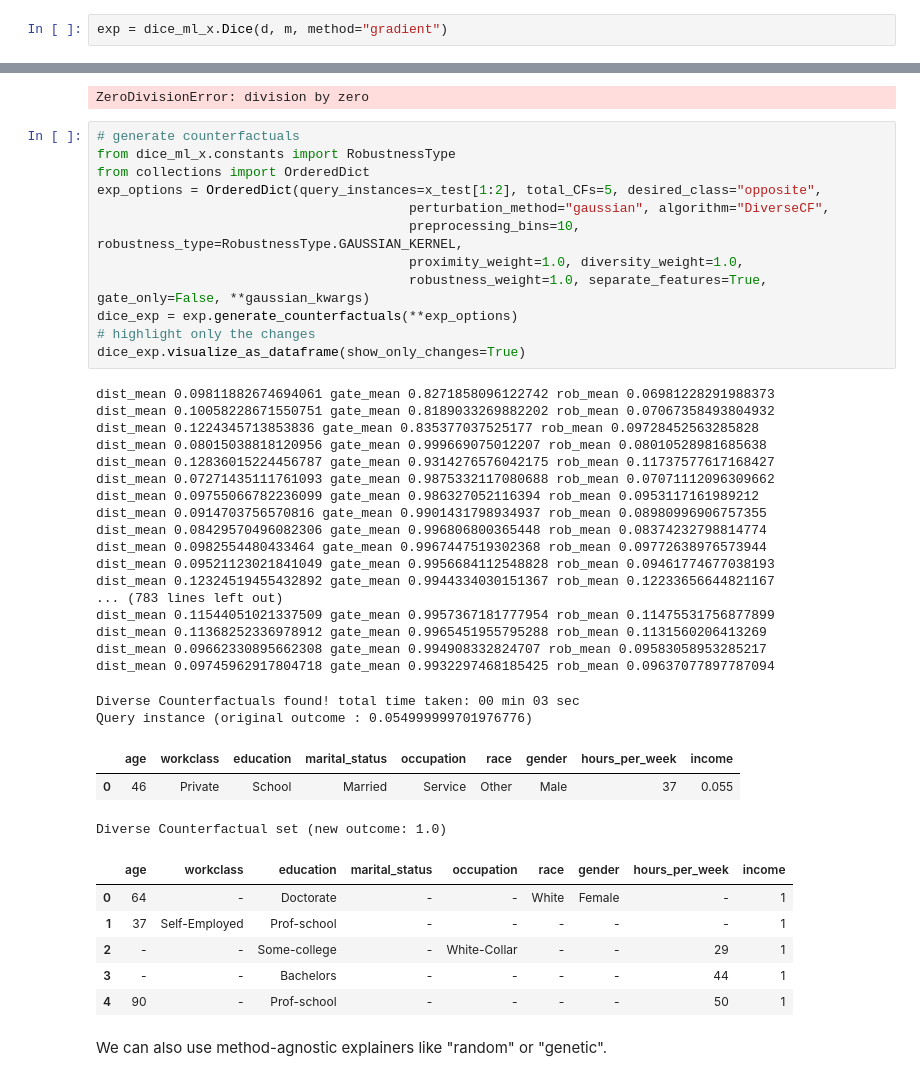
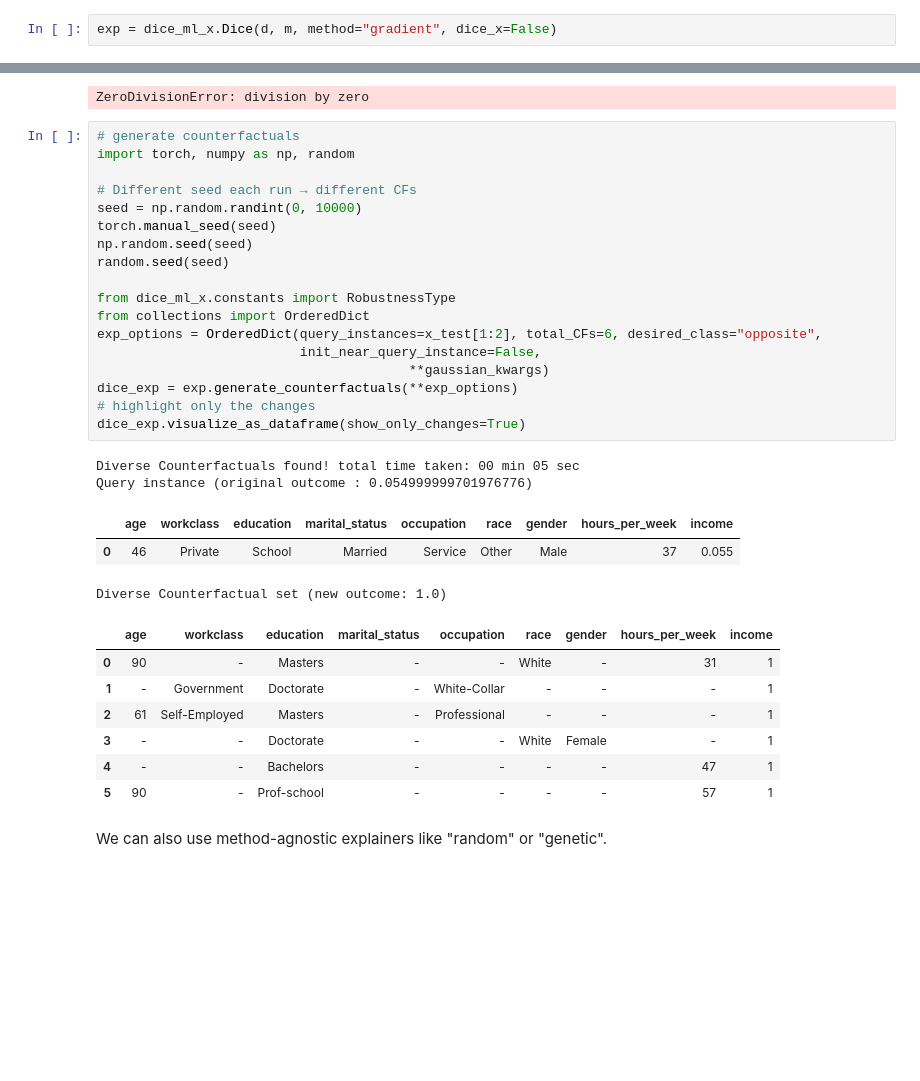
Before and after one commit to Dice-Extended/dice-x, a Jupyter notebook: docs/source/notebooks/DiCE_getting_started.ipynb, the cells around one changed output, grey strips where cells are left out. Drawn from its saved outputs; the diff is of its cells as text; blank space fills up the shorter version.

```diff
--- a/docs/source/notebooks/DiCE_getting_started.ipynb
+++ b/docs/source/notebooks/DiCE_getting_started.ipynb
@@ -642,7 +642,7 @@ torch.nn.modules.container.Sequential
 # %% [markdown]
 Instantiate the DiCE class with the new PyTorch model object *m*.
 # %%
-exp = dice_ml_x.Dice(d, m, method="gradient")
+exp = dice_ml_x.Dice(d, m, method="gradient", dice_x=False)
 # %%
 %xmode Verbose
 # %% [output]
@@ -653,45 +653,35 @@ exp.get_validity_percentage()
 ZeroDivisionError: division by zero
 # %%
 # generate counterfactuals
+import torch, numpy as np, random
+
+# Different seed each run → different CFs
+seed = np.random.randint(0, 10000)
+torch.manual_seed(seed)
+np.random.seed(seed)
+random.seed(seed)
+
 from dice_ml_x.constants import RobustnessType
 from collections import OrderedDict
-exp_options = OrderedDict(query_instances=x_test[1:2], total_CFs=5, desired_class="opposite",
-                                        perturbation_method="gaussian", algorithm="DiverseCF",
-                                        preprocessing_bins=10, robustness_type=RobustnessType.GAUSSIAN_KERNEL,
-                                        proximity_weight=1.0, diversity_weight=1.0,
-                                        robustness_weight=1.0, separate_features=True, gate_only=False, **gaussian_kwargs)
+exp_options = OrderedDict(query_instances=x_test[1:2], total_CFs=6, desired_class="opposite",
+                          init_near_query_instance=False,
+                                        **gaussian_kwargs)
 dice_exp = exp.generate_counterfactuals(**exp_options)
 # highlight only the changes
 dice_exp.visualize_as_dataframe(show_only_changes=True)
 # %% [output]
-dist_mean 0.09811882674694061 gate_mean 0.8271858096122742 rob_mean 0.06981228291988373
-dist_mean 0.10058228671550751 gate_mean 0.8189033269882202 rob_mean 0.07067358493804932
-dist_mean 0.1224345713853836 gate_mean 0.835377037525177 rob_mean 0.09728452563285828
-dist_mean 0.08015038818120956 gate_mean 0.999669075012207 rob_mean 0.08010528981685638
-dist_mean 0.12836015224456787 gate_mean 0.9314276576042175 rob_mean 0.11737577617168427
-dist_mean 0.07271435111761093 gate_mean 0.9875332117080688 rob_mean 0.07071112096309662
-dist_mean 0.09755066782236099 gate_mean 0.986327052116394 rob_mean 0.0953117161989212
-dist_mean 0.0914703756570816 gate_mean 0.9901431798934937 rob_mean 0.08980996906757355
-dist_mean 0.08429570496082306 gate_mean 0.996806800365448 rob_mean 0.08374232798814774
-dist_mean 0.0982554480433464 gate_mean 0.9967447519302368 rob_mean 0.09772638976573944
-dist_mean 0.09521123021841049 gate_mean 0.9956684112548828 rob_mean 0.09461774677038193
-dist_mean 0.12324519455432892 gate_mean 0.9944334030151367 rob_mean 0.12233656644821167
-... (783 lines left out)
-dist_mean 0.11544051021337509 gate_mean 0.9957367181777954 rob_mean 0.11475531756877899
-dist_mean 0.11368252336978912 gate_mean 0.9965451955795288 rob_mean 0.1131560206413269
-dist_mean 0.09662330895662308 gate_mean 0.994908332824707 rob_mean 0.09583058953285217
-dist_mean 0.09745962917804718 gate_mean 0.9932297468185425 rob_mean 0.09637077897787094
+Diverse Counterfactuals found! total time taken: 00 min 05 sec
+Query instance (original outcome : 0.054999999701976776)
+|  | age | workclass | education | marital_status | occupation | race | gender | hours_per_week | income |
+| 0 | 46 | Private | School | Married | Service | Other | Male | 37 | 0.055 |
-Diverse Counterfactuals found! total time taken: 00 min 03 sec
-Query instance (original outcome : 0.054999999701976776)
+Diverse Counterfactual set (new outcome: 1.0)
-|  | age | workclass | education | marital_status | occupation | race | gender | hours_per_week | income |
-| 0 | 46 | Private | School | Married | Service | Other | Male | 37 | 0.055 |
-Diverse Counterfactual set (new outcome: 1.0)
 |  | age | workclass | education | marital_status | occupation | race | gender | hours_per_week | income |
-| 0 | 64 | - | Doctorate | - | - | White | Female | - | 1 |
-| 1 | 37 | Self-Employed | Prof-school | - | - | - | - | - | 1 |
-| 2 | - | - | Some-college | - | White-Collar | - | - | 29 | 1 |
-| 3 | - | - | Bachelors | - | - | - | - | 44 | 1 |
-| 4 | 90 | - | Prof-school | - | - | - | - | 50 | 1 |
+| 0 | 90 | - | Masters | - | - | White | - | 31 | 1 |
+| 1 | - | Government | Doctorate | - | White-Collar | - | - | - | 1 |
+| 2 | 61 | Self-Employed | Masters | - | Professional | - | - | - | 1 |
+| 3 | - | - | Doctorate | - | - | White | Female | - | 1 |
+| 4 | - | - | Bachelors | - | - | - | - | 47 | 1 |
+| 5 | 90 | - | Prof-school | - | - | - | - | 57 | 1 |
 # %% [markdown]
 We can also use method-agnostic explainers like "random" or "genetic".
 # %%
```
Also changed, not shown: parts of 1 cell of this notebook, 1 other file.
